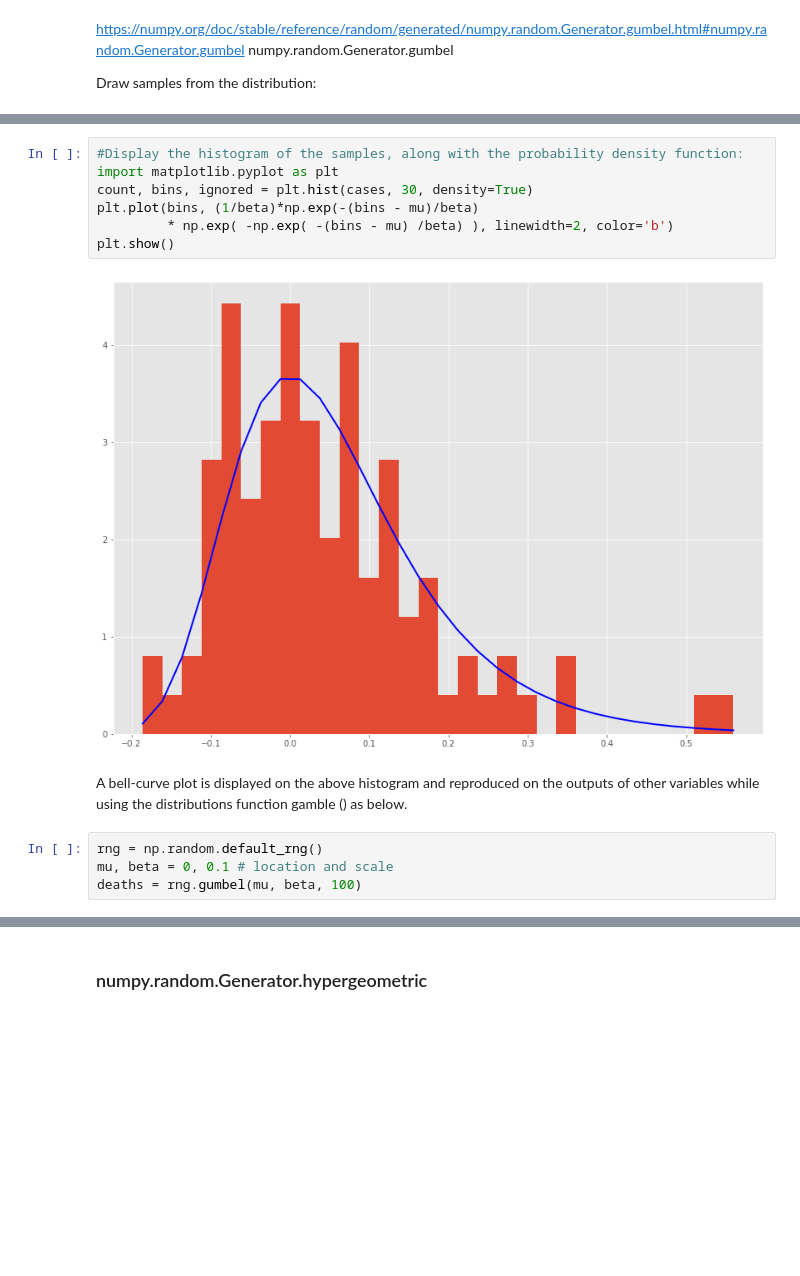
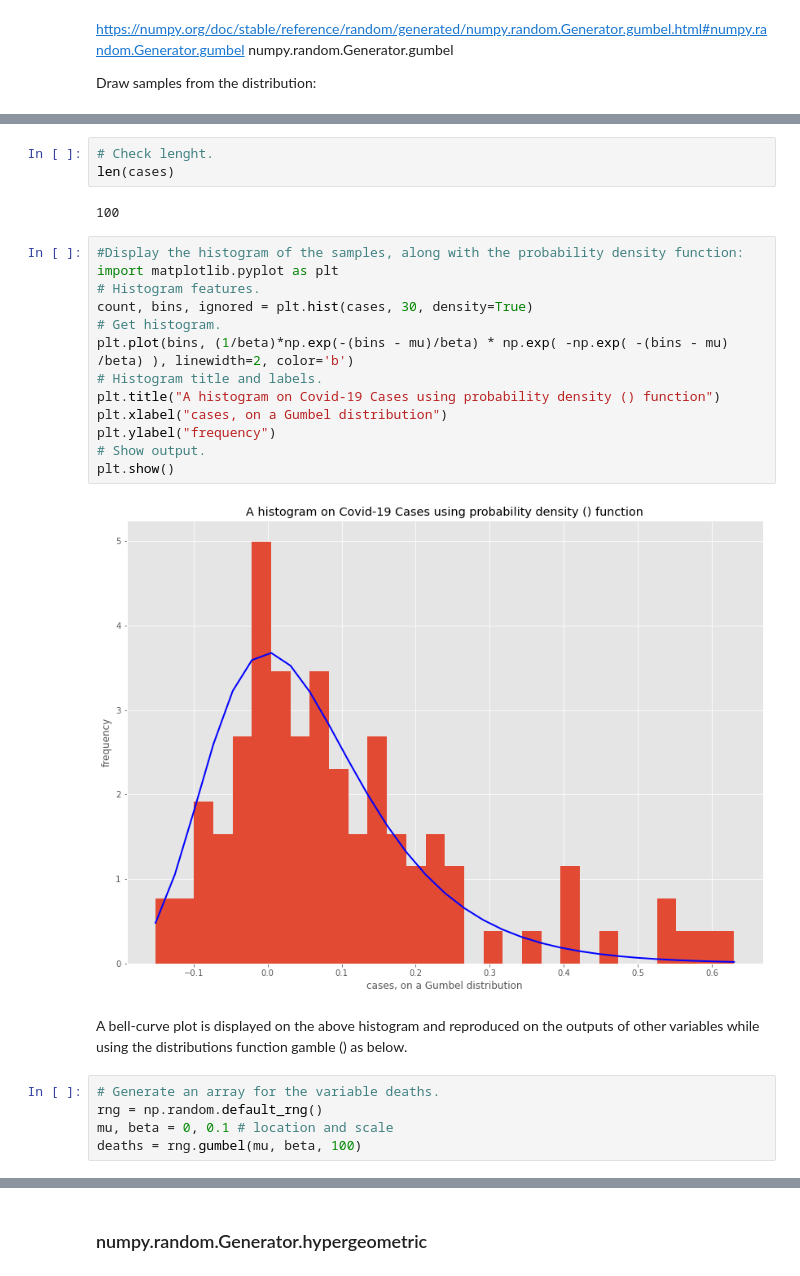
Before and after one commit to Samjean2020/progda2020-project, a Jupyter notebook: progda2020project.ipynb, the cells around one changed output, grey strips where cells are left out. Cells and saved outputs as stored; diff of their text form; blank space fills up the shorter version.

```diff
--- a/progda2020project.ipynb
+++ b/progda2020project.ipynb
@@ -360,15 +411,27 @@ len(cases)
+# %%
+# Check lenght.
+len(cases)
+# %% [output]
+100
 # %%
 #Display the histogram of the samples, along with the probability density function:
 import matplotlib.pyplot as plt
+# Histogram features.
 count, bins, ignored = plt.hist(cases, 30, density=True)
-plt.plot(bins, (1/beta)*np.exp(-(bins - mu)/beta)
-         * np.exp( -np.exp( -(bins - mu) /beta) ), linewidth=2, color='b')
+# Get histogram.
+plt.plot(bins, (1/beta)*np.exp(-(bins - mu)/beta) * np.exp( -np.exp( -(bins - mu) /beta) ), linewidth=2, color='b')
+# Histogram title and labels.
+plt.title("A histogram on Covid-19 Cases using probability density () function")
+plt.xlabel("cases, on a Gumbel distribution")
+plt.ylabel("frequency")
+# Show output.
 plt.show()
 # %% [output]
-[figure, old version]
+[figure, new version]
 # %% [markdown]
 A bell-curve plot is displayed on the above histogram and reproduced on the outputs of other variables while using the distributions function gamble () as below.
 # %%
+# Generate an array for the variable deaths.
 rng = np.random.default_rng()
 mu, beta = 0, 0.1 # location and scale
 deaths = rng.gumbel(mu, beta, 100)
```
Also changed, not shown: parts of 68 cells of this notebook.
